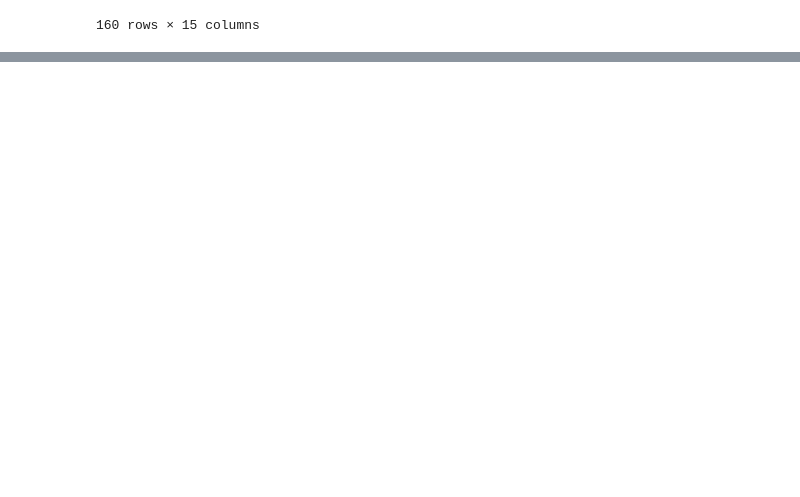
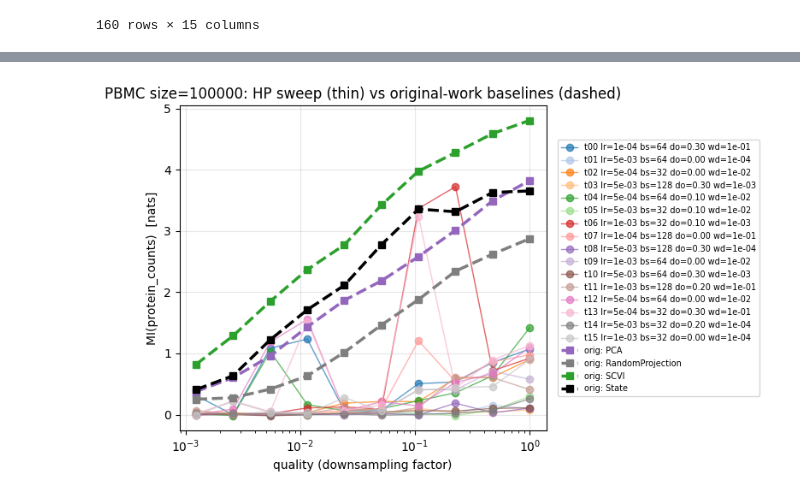
Before and after one commit to igor-sadalski/Scaling-up-measurement-noise-scaling-laws, a Jupyter notebook: analysis/2026-04-16_14-43_plotting_state_hparam_sweep_pbmc.ipynb, the cells around one changed output, grey strips where cells are left out. Cells and saved outputs as stored; diff of their text form; code cells hidden in the pictures; blank space fills up the shorter version.

```diff
--- a/analysis/2026-04-16_14-43_plotting_state_hparam_sweep_pbmc.ipynb
+++ b/analysis/2026-04-16_14-43_plotting_state_hparam_sweep_pbmc.ipynb
@@ -172,3 +241,50 @@ else:
+# %%
+# Overlay: HP-sweep MI curves (one line per HP trial) + original-work baselines (one line per algorithm).
+import matplotlib.pyplot as plt
+
+mi_col = 'mi_protein_counts'
+fig, ax = plt.subplots(figsize=(7.5, 4.8))
+
+# --- HP sweep (from df / CURVES gathered above) ---
+trial_ids = sorted(df['trial_id'].unique())
+cmap = plt.get_cmap('tab20' if len(trial_ids) > 10 else 'tab10')
+for i, tid in enumerate(trial_ids):
+    sub = df[(df['trial_id'] == tid) & df[mi_col].notna()].sort_values('quality')
+    if sub.empty:
+        continue
+    cfg = sub.iloc[0]
+    label = (f"t{int(tid):02d} "
+             f"lr={cfg['max_lr']:.0e} bs={int(cfg['batch_size'])} "
+             f"do={cfg['dropout']:.2f} wd={cfg['weight_decay']:.0e}")
+    ax.plot(sub['quality'].values, sub[mi_col].values,
+            marker='o', linewidth=1.0, alpha=0.7,
+            color=cmap(i % cmap.N), label=label)
+
+# --- Original-work baselines: thicker, distinct colors, dashed ---
+algo_colors = {
+    'State':            'k',
+    'Geneformer':       'tab:red',
+    'SCVI':             'tab:green',
+    'PCA':              'tab:purple',
+    'RandomProjection': 'tab:gray',
+}
+for algo, sub in orig_df.groupby('algo'):
+    sub = sub.sort_values('quality')
+    ax.plot(sub['quality'].values, sub['mi'].values,
+            marker='s', linewidth=2.5, linestyle='--',
+            color=algo_colors.get(algo, None),
+            label=f'orig: {algo}', zorder=5)
+
+ax.set_xscale('log')
+ax.set_xlabel('quality (downsampling factor)')
+ax.set_ylabel(f'MI({ORIG_SIGNAL})  [nats]')
+ax.set_title(f'PBMC size={ORIG_SIZE}: HP sweep (thin) vs original-work baselines (dashed)')
+ax.grid(alpha=0.3)
+ax.legend(loc='center left', bbox_to_anchor=(1.02, 0.5), fontsize=7, ncol=1)
+plt.tight_layout()
+plt.show()
+# %% [output]
+[figure, added]
 # %%
 # Box plot: distribution of mi_protein_counts across HP trials, one box per quality.
 # x-axis is true log scale (positions = quality, ax.set_xscale('log')).
```
Also changed, not shown: parts of 4 cells of this notebook, 7 other files.
